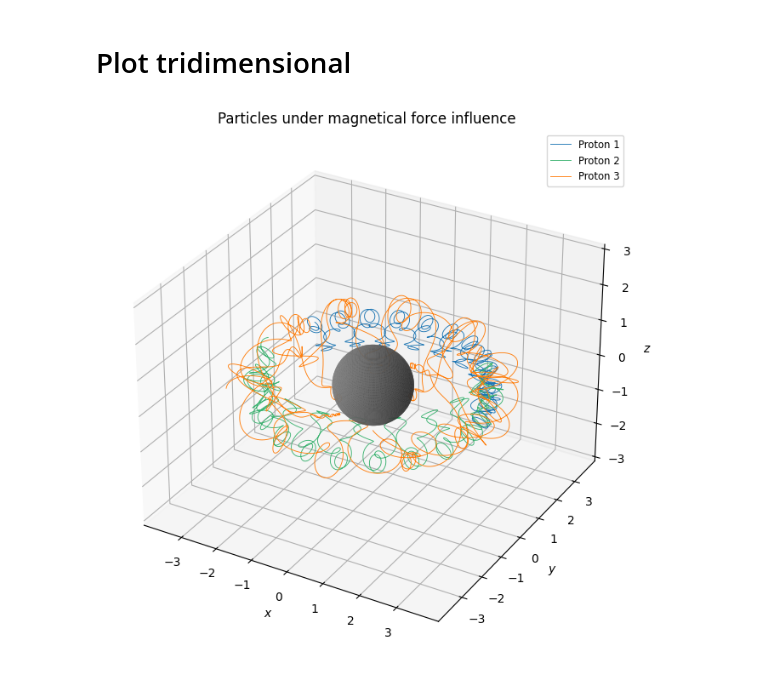
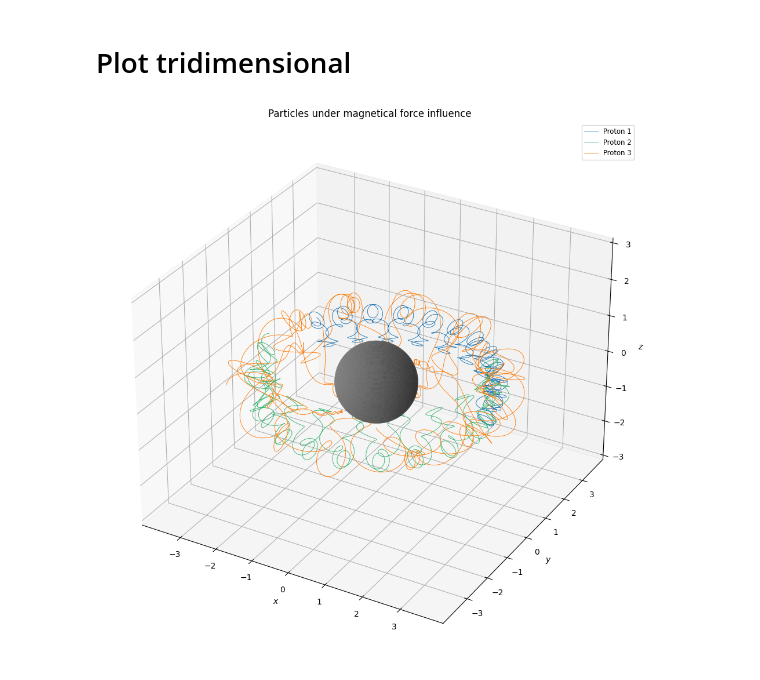
Before and after one commit to Shnrqpdr/Stormer-Problem, a Jupyter notebook: stormer-verlet_method/no_constraint_case/3d_case/notebook.ipynb, the cells around one changed output. Saved outputs shown, nothing was run; the diff lists cells and outputs as text; code cells hidden in the pictures.

```diff
--- a/stormer-verlet_method/no_constraint_case/3d_case/notebook.ipynb
+++ b/stormer-verlet_method/no_constraint_case/3d_case/notebook.ipynb
@@ -60,34 +60,34 @@ label_1='Proton 1'
 label_2='Proton 2'
 label_3='Proton 3'
 
-fig = plt.figure(figsize=(12,8))
+fig = plt.figure(figsize=(12,12))
 
 ax = fig.add_subplot(projection='3d', )
 ax.plot(fileProton1['x'], fileProton1['y'], fileProton1['z'], '-', label = label_1, linewidth=0.65)
 ax.plot(fileProton2['x'], fileProton2['y'], fileProton2['z'], '-', label = label_2, color='mediumseagreen', linewidth=0.65)
 ax.plot(fileProton3['x'], fileProton3['y'], fileProton3['z'], '-', label = label_3, linewidth=0.65, color = '#ff7f0e')
 
 # ESFERA
 N=200
 stride=2
 u = np.linspace(0, 2 * np.pi, N)
 v = np.linspace(0, np.pi, N)
 x = np.outer(np.cos(u), np.sin(v))
 y = np.outer(np.sin(u), np.sin(v))
 z = np.outer(np.ones(np.size(u)), np.cos(v))
 ax.plot_surface(x, y, z, linewidth=0.0, cstride=stride, rstride=stride, color='grey')
 #
 
 #ax.view_init(18, -25)
 #ax.set_xlim(-3.90, 3.90)
 #ax.set_ylim(-3.90, 3.90)
 ax.set_zlim(-3.00, 3.00)
 ax.set_xlabel('$x$')
 ax.set_ylabel('$y$')
 ax.set_zlabel('$z$')
 plt.title("Particles under magnetical force influence", fontdict=None,)
 plt.legend(loc="upper right",fontsize='small')
 # plt.savefig('Protons3D-Article.pdf')
 plt.show()
 # %% [output]
-[figure, old version]
+[figure, new version]
```
Also changed, not shown: parts of 3 cells of this notebook, 15 other files.
